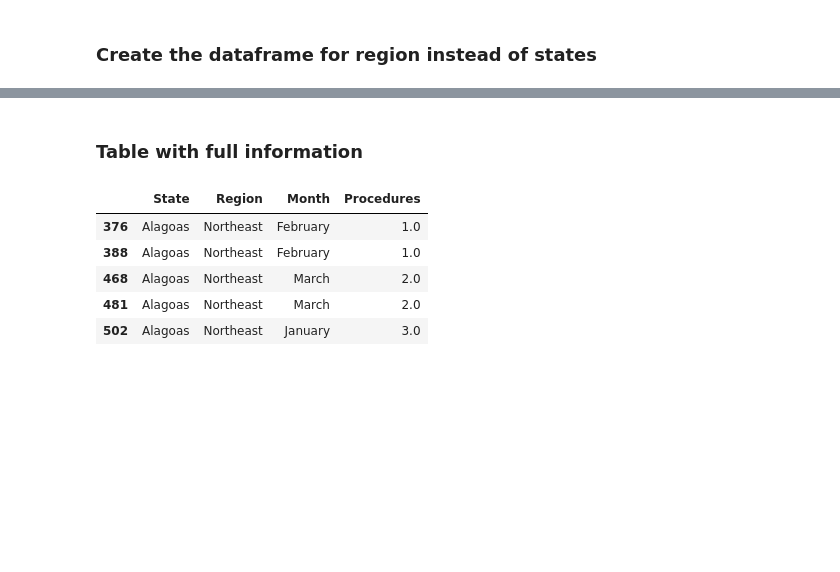
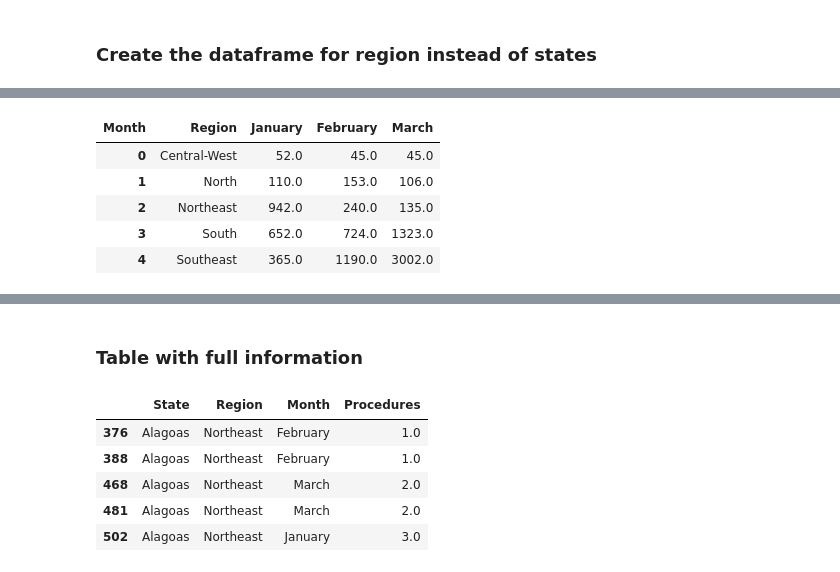
Before and after one commit to diegomattos1408/DataSUS-EDA-Python, a Jupyter notebook: tuberculose_0102032023.ipynb, the cells around one changed output, grey strips where cells are left out. Drawn from its saved outputs; the diff is of its cells as text; code cells hidden in the pictures; blank space fills up the shorter version.

```diff
--- a/tuberculose_0102032023.ipynb
+++ b/tuberculose_0102032023.ipynb
@@ -95,0 +170,27 @@ output_file_path
+# %%
+# Filter the dataframe to only include the relevant columns
+df_filtered = data_by_region[['Month', 'North', 'Northeast', 'Central-West', 'Southeast', 'South']]
+
+# Aggregate data by month (assuming the aggregation needed is sum, update based on requirement)
+# Since the instruction is not clear on what kind of transformation (sum, average, etc.) is needed for the month's data,
+# I will proceed by preparing a pivot table that shows sums for each region per month as an initial approach.
+
+# Pivot the table to have months as columns and regions as rows
+pivot_df = df_filtered.melt(id_vars=['Month'], var_name='Region', value_name='Cases').groupby(['Region', 'Month']).sum().unstack(fill_value=0)
+
+# Reset index to have a clean DataFrame format and prepare for the desired format
+pivot_df.columns = pivot_df.columns.droplevel(0)  # Drop the top level ('Cases')
+pivot_df.reset_index(inplace=True)
+
+# Rearrange columns based on the month order if necessary
+months_order = ['January', 'February', 'March']
+pivot_df = pivot_df[['Region'] + months_order]
+
+pivot_df
+# %% [output]
+| Month | Region | January | February | March |
+| 0 | Central-West | 52.0 | 45.0 | 45.0 |
+| 1 | North | 110.0 | 153.0 | 106.0 |
+| 2 | Northeast | 942.0 | 240.0 | 135.0 |
+| 3 | South | 652.0 | 724.0 | 1323.0 |
+| 4 | Southeast | 365.0 | 1190.0 | 3002.0 |
```
Also changed, not shown: parts of 13 cells of this notebook, 14 other files.
